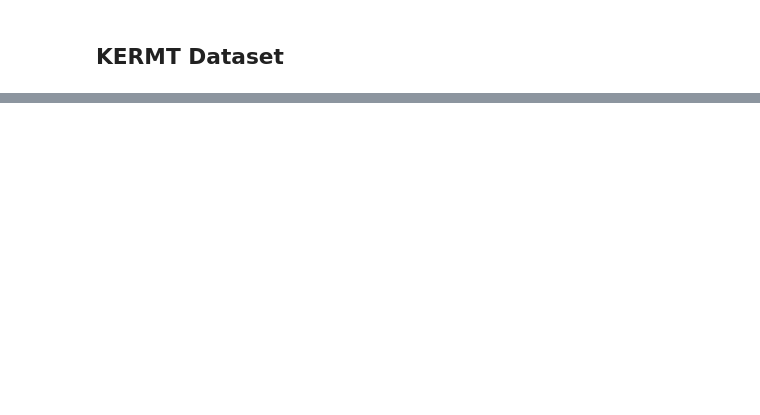
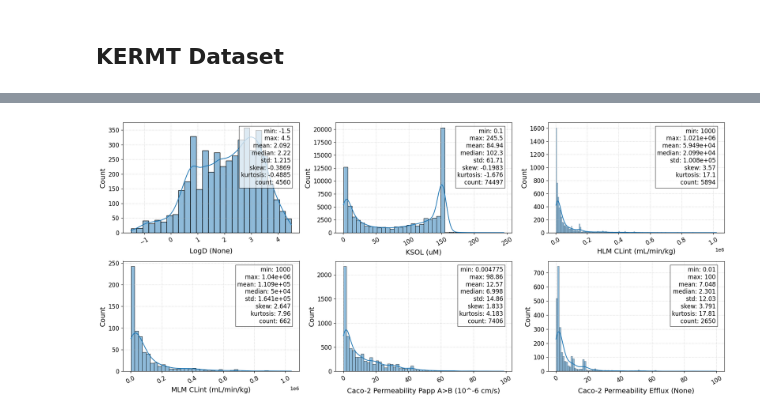
Before and after one commit to alec-glisman/OpenADMET-ExpansionRx-Blind-Challenge, a Jupyter notebook: notebooks/exploratory_data_analysis.ipynb, the cells around one changed output, grey strips where cells are left out. Saved outputs shown, nothing was run; the diff lists cells and outputs as text; code cells hidden in the pictures; blank space fills up the shorter version.

```diff
--- a/notebooks/exploratory_data_analysis.ipynb
+++ b/notebooks/exploratory_data_analysis.ipynb
@@ -124,8 +213,23 @@ files_biogen = [
     "KERMT/export_public_cluster_split/all_val_fold_0_cluster_morgan.csv",
 ]
 
-df_kermt_public = [pd.read_csv(base_data_dir / file) for file in files_biogen]
-df_kermt_public = pd.concat(df_kermt_public, ignore_index=True)
+df_kermt_public = pd.DataFrame()
+for f in files_biogen:
+    df = pd.read_csv(base_data_dir / f)
+    df["file"] = f
+    df_kermt_public = pd.concat([df_kermt_public, df], ignore_index=True)
+
+# rename smiles --> SMILES
+df_kermt_public.rename(columns={"smiles": "SMILES"}, inplace=True)
+
+# drop rows with invalid SMILES
+df_kermt_public["SMILES"] = df_kermt_public["SMILES"].progress_apply(canonicalize_smiles)
+n_none_smiles = df_kermt_public["SMILES"].isnull().sum()
+if n_none_smiles > 0:
+    logger.warning(f"Dropping {n_none_smiles} rows with invalid SMILES")
+    df_kermt_public.dropna(subset=["SMILES"], inplace=True)
+    df_kermt_public.reset_index(drop=True, inplace=True)
+
 logger.info(f"KERMT Public Dataframe shape: {df_kermt_public.shape}")
 logger.info(f"KERMT Public Dataframe columns: {df_kermt_public.columns.tolist()}")
 
@@ -171,0 +336,35 @@ logger.info(f"KERMT Public ADMET Dataframe columns: {df_kermt_public_admet.colum
+# %%
+# Plot distributions for each numeric column with summary statistics in a 3-column grid
+df = df_kermt_public_admet_cleaned
+numeric_cols = df.select_dtypes(include=["number"]).columns
+n_cols = 3
+n_rows = int(np.ceil(len(numeric_cols) / n_cols))
+
+fig, axes = plt.subplots(n_rows, n_cols, figsize=(6 * n_cols, 4 * n_rows))
+axes = axes.flatten()
+i = -1
+for i, col in enumerate(numeric_cols):
+    ax = axes[i]
+    sns.histplot(df[col], kde=True, ax=ax)
+    stat_text = calc_stats(df[col])
+    ax.set_xlabel(col, fontsize=14)
+    ax.set_ylabel("Count", fontsize=14)
+    ax.grid(True, linestyle=":", alpha=0.7)
+    ax.tick_params(axis="x", labelrotation=30, labelsize=12)
+    ax.tick_params(axis="y", labelsize=12)
+    ax.text(
+        0.95,
+        0.95,
+        stat_text,
+        transform=ax.transAxes,
+        fontsize=12,
+        verticalalignment="top",
+        horizontalalignment="right",
+        bbox=dict(facecolor="white", alpha=0.7, edgecolor="black"),
+    )
+# Hide unused subplots
+for j in range(i + 1, len(axes)):
+    axes[j].axis("off")
+fig.tight_layout()
+# %% [output]
+[figure, added]
```
Also changed, not shown: parts of 22 cells of this notebook, 1 other file.
